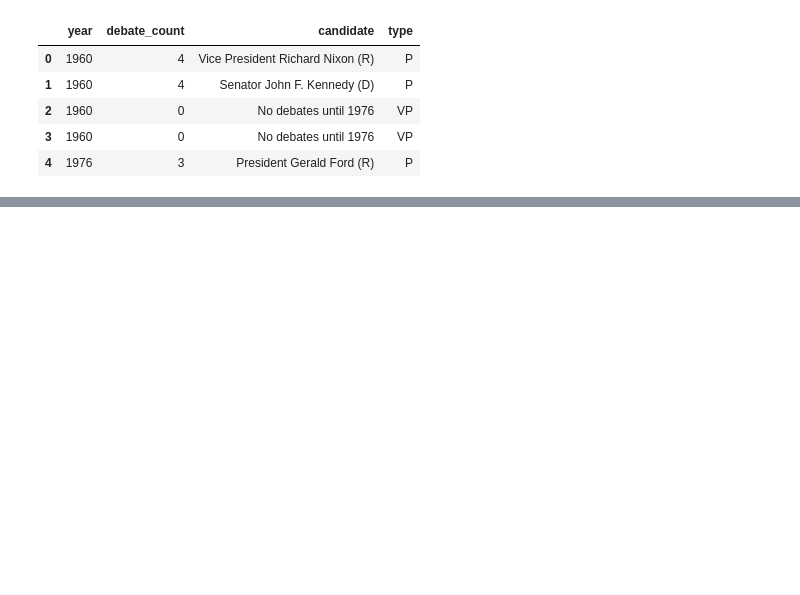
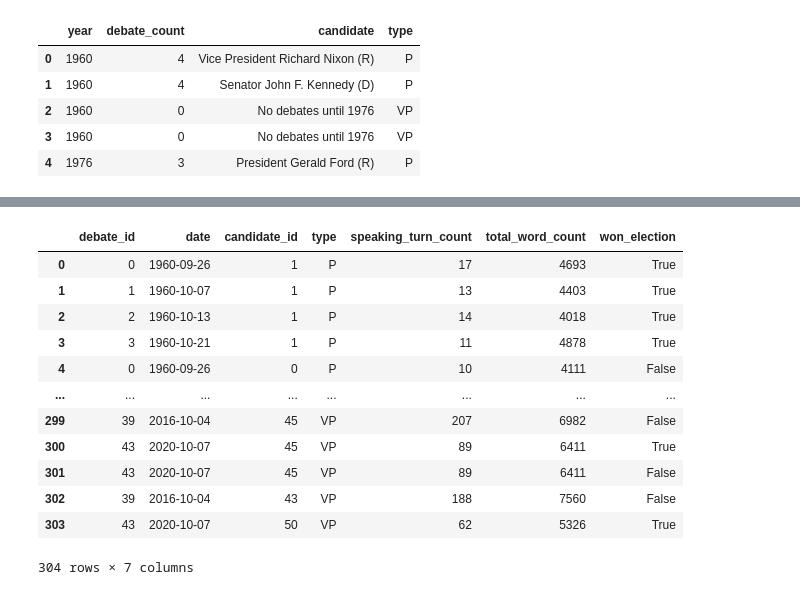
Before and after one commit to gdagger/US-Presidential-Debate-Dialogue-Analysis, a Jupyter notebook: data_exploration.ipynb, the cells around one changed output, grey strips where cells are left out. Cells and saved outputs as stored; diff of their text form; code cells hidden in the pictures; blank space fills up the shorter version.

```diff
--- a/data_exploration.ipynb
+++ b/data_exploration.ipynb
@@ -465,0 +461,16 @@ debate_dialogue_df
+# %%
+performances
+# %% [output]
+|  | debate_id | date | candidate_id | type | speaking_turn_count | total_word_count | won_election |
+| 0 | 0 | 1960-09-26 | 1 | P | 17 | 4693 | True |
+| 1 | 1 | 1960-10-07 | 1 | P | 13 | 4403 | True |
+| 2 | 2 | 1960-10-13 | 1 | P | 14 | 4018 | True |
+| 3 | 3 | 1960-10-21 | 1 | P | 11 | 4878 | True |
+| 4 | 0 | 1960-09-26 | 0 | P | 10 | 4111 | False |
+| ... | ... | ... | ... | ... | ... | ... | ... |
+| 299 | 39 | 2016-10-04 | 45 | VP | 207 | 6982 | False |
+| 300 | 43 | 2020-10-07 | 45 | VP | 89 | 6411 | True |
+| 301 | 43 | 2020-10-07 | 45 | VP | 89 | 6411 | False |
+| 302 | 39 | 2016-10-04 | 43 | VP | 188 | 7560 | False |
+| 303 | 43 | 2020-10-07 | 50 | VP | 62 | 5326 | True |
+304 rows × 7 columns
```
Also changed, not shown: parts of 28 cells of this notebook, 4 other files.
